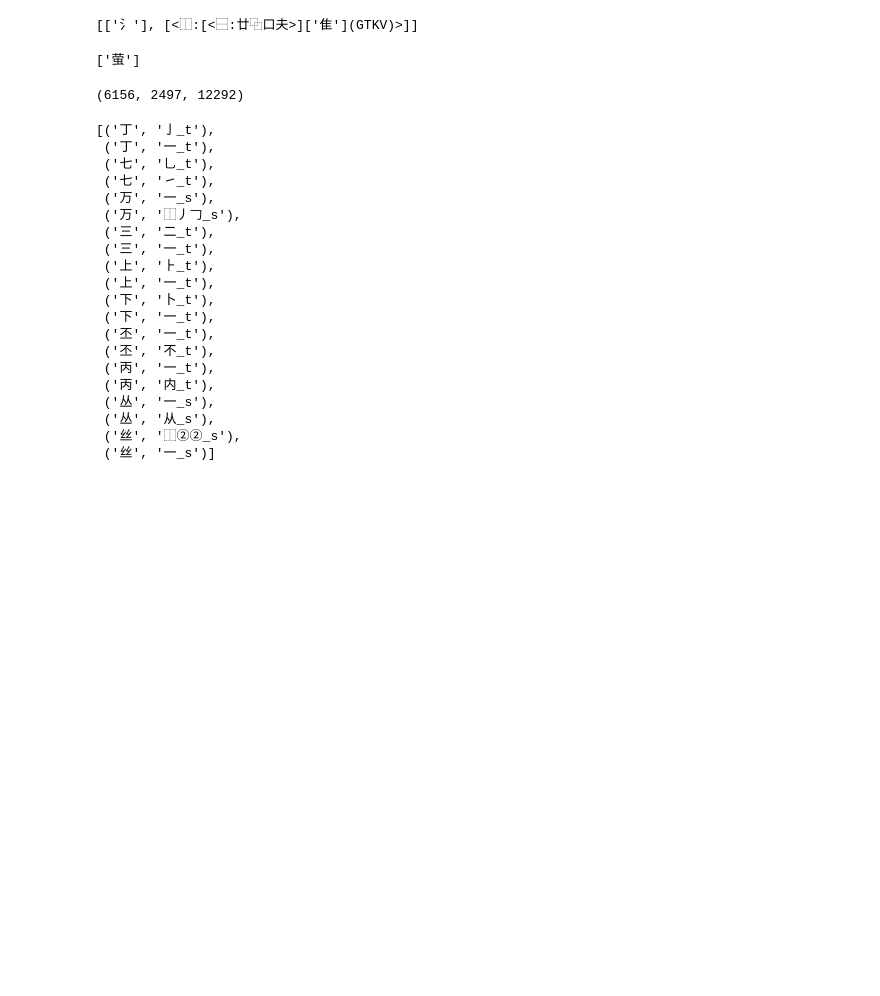
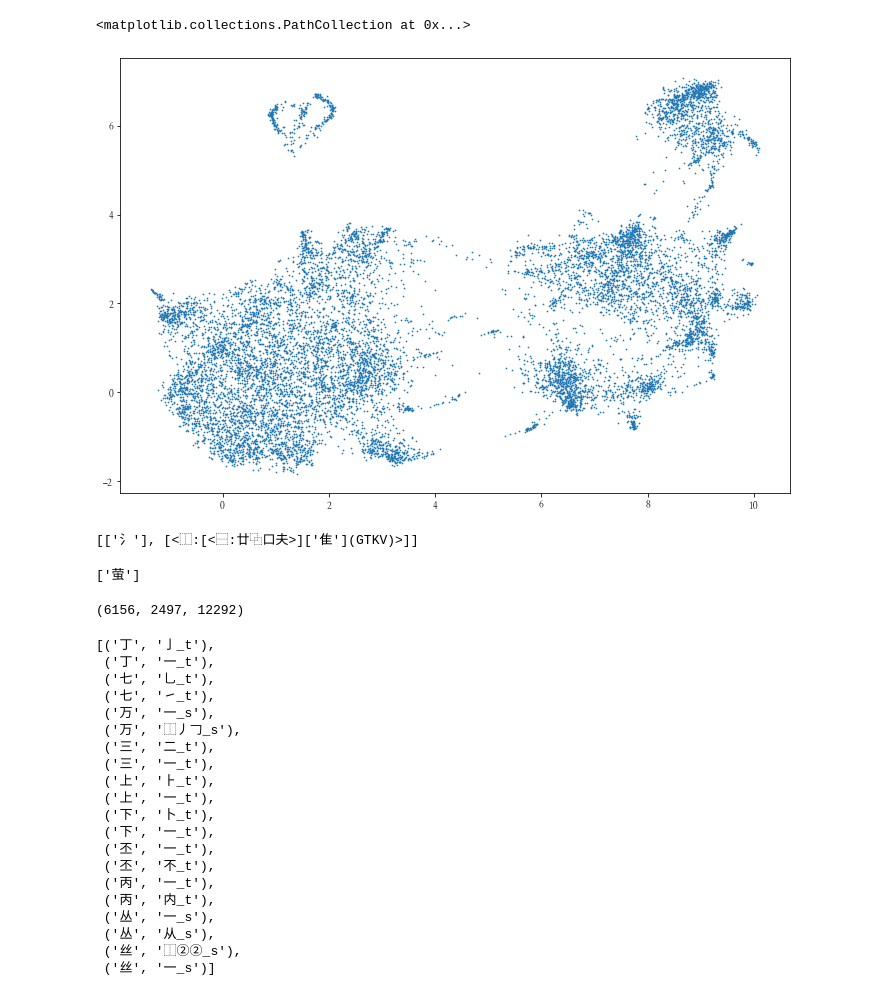
Before and after one commit to seantyh/CompoTree, a Jupyter notebook: etc/00.02.sandbox-compo-matrix.ipynb, the cells around one changed output. Cells and saved outputs as stored; diff of their text form; code cells hidden in the pictures; blank space fills up the shorter version.

```diff
--- a/etc/00.02.sandbox-compo-matrix.ipynb
+++ b/etc/00.02.sandbox-compo-matrix.ipynb
@@ -21,3 +66,9 @@ lexicon = CharLexicon.load()
+# %%
+plt.figure(figsize=(12,8))
+plt.scatter(umap_proj[:,0], umap_proj[:,1], s=0.5)
+# %% [output]
+<matplotlib.collections.PathCollection at 0x...>
+[figure, added]
 # %%
 ctree.query("灘", use_flag="first")[0].children
 # %% [output]
```
Also changed, not shown: parts of 9 cells of this notebook.
